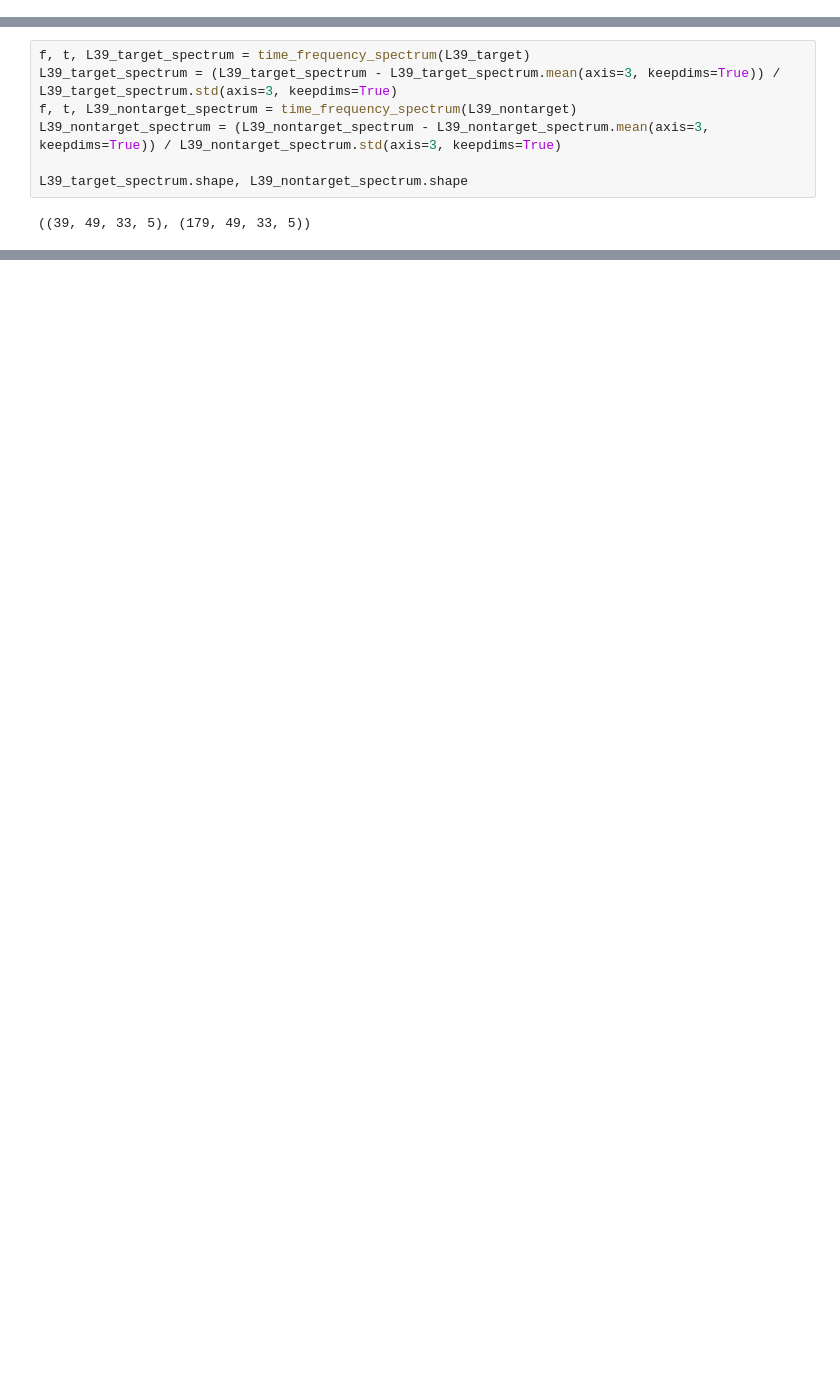
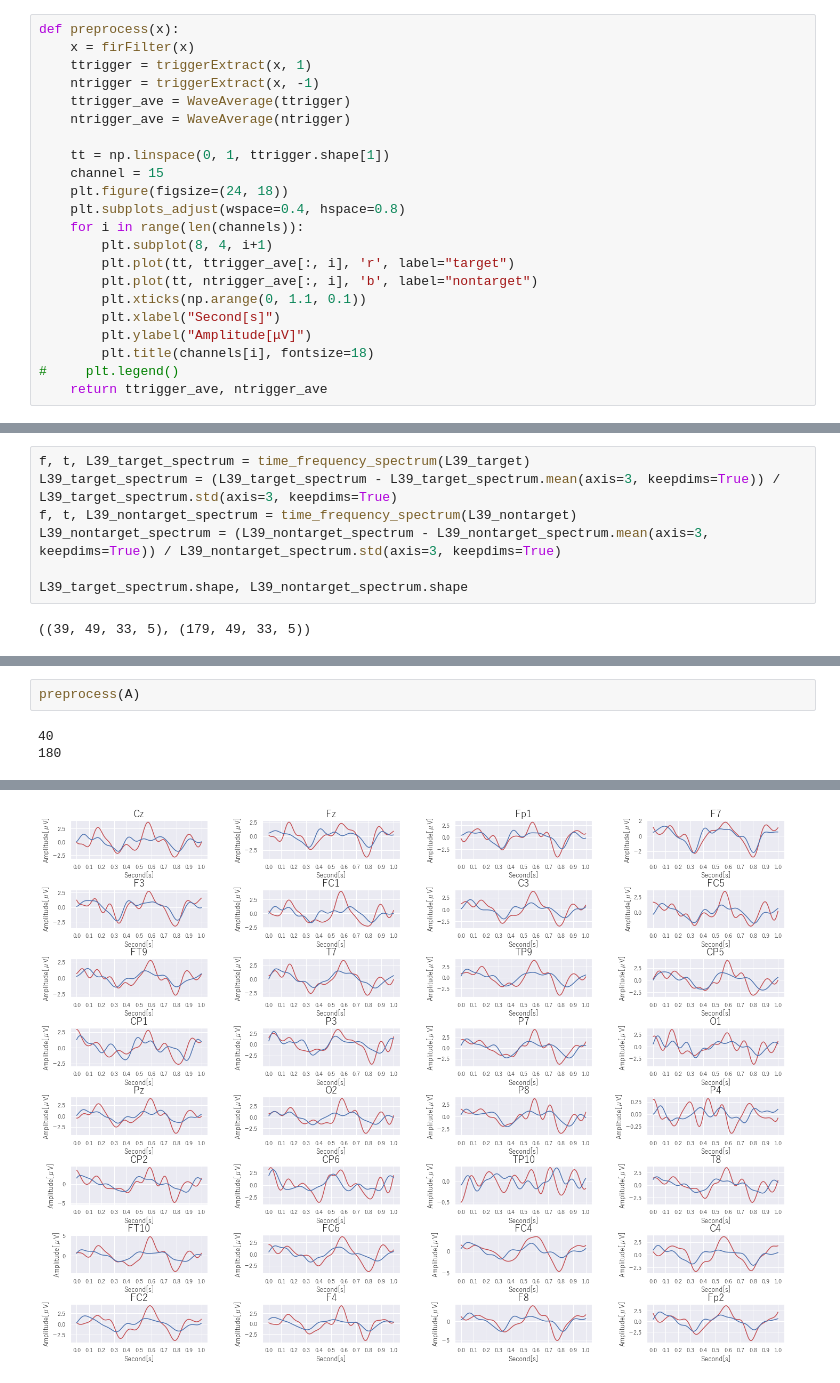
Before and after one commit to nekketsu2010/BSA_Lab, a Jupyter notebook: sekiguchi_p300/P300.ipynb, the cells around one changed output, grey strips where cells are left out. Saved outputs shown, nothing was run; the diff lists cells and outputs as text; blank space fills up the shorter version.

```diff
--- a/sekiguchi_p300/P300.ipynb
+++ b/sekiguchi_p300/P300.ipynb
@@ -77,6 +79,28 @@ def time_frequency_spectrum(x):
 #         for j in range(n):
 #             tmp += x[]
 #     return result
+# %%
+def preprocess(x):
+    x = firFilter(x)
+    ttrigger = triggerExtract(x, 1)
+    ntrigger = triggerExtract(x, -1)
+    ttrigger_ave = WaveAverage(ttrigger)
+    ntrigger_ave = WaveAverage(ntrigger)
+
+    tt = np.linspace(0, 1, ttrigger.shape[1])
+    channel = 15
+    plt.figure(figsize=(24, 18))
+    plt.subplots_adjust(wspace=0.4, hspace=0.8)
+    for i in range(len(channels)):
+        plt.subplot(8, 4, i+1)
+        plt.plot(tt, ttrigger_ave[:, i], 'r', label="target")
+        plt.plot(tt, ntrigger_ave[:, i], 'b', label="nontarget")
+        plt.xticks(np.arange(0, 1.1, 0.1))
+        plt.xlabel("Second[s]")
+        plt.ylabel("Amplitude[μV]")
+        plt.title(channels[i], fontsize=18)
+#     plt.legend()
+    return ttrigger_ave, ntrigger_ave
 # %%
 L39 = pickle.load(open("L39.binaryfile", 'rb'))
 A = pickle.load(open("A.binaryfile", 'rb'))
@@ -168,3 +224,8 @@ for i in range(len(channels)):
     count += 2
 # %% [output]
 [figure]
+# %%
+preprocess(A)
+# %% [output]
+40
+180
@@ -170,0 +249 @@ for i in range(len(channels)):
+[figure, added]
```
Also changed, not shown: parts of 11 cells of this notebook, 5 other files.
